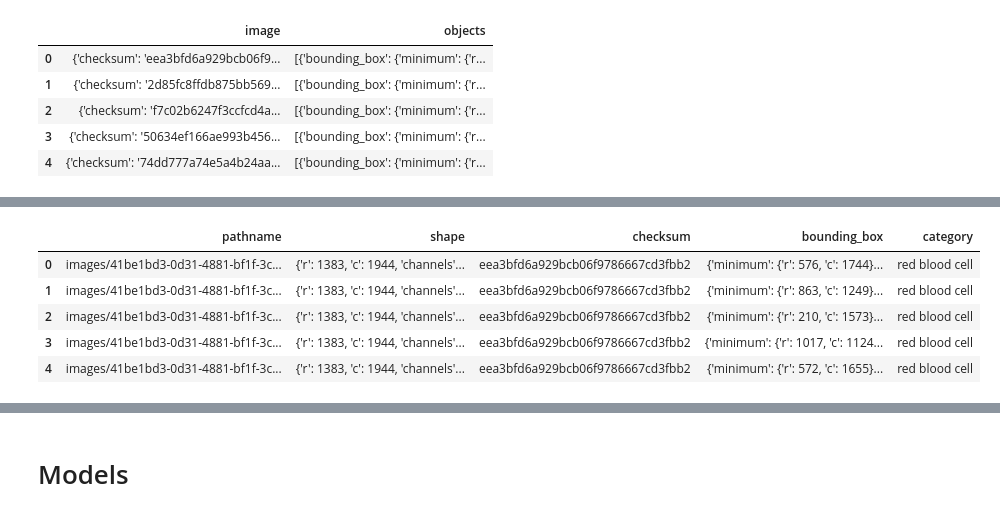
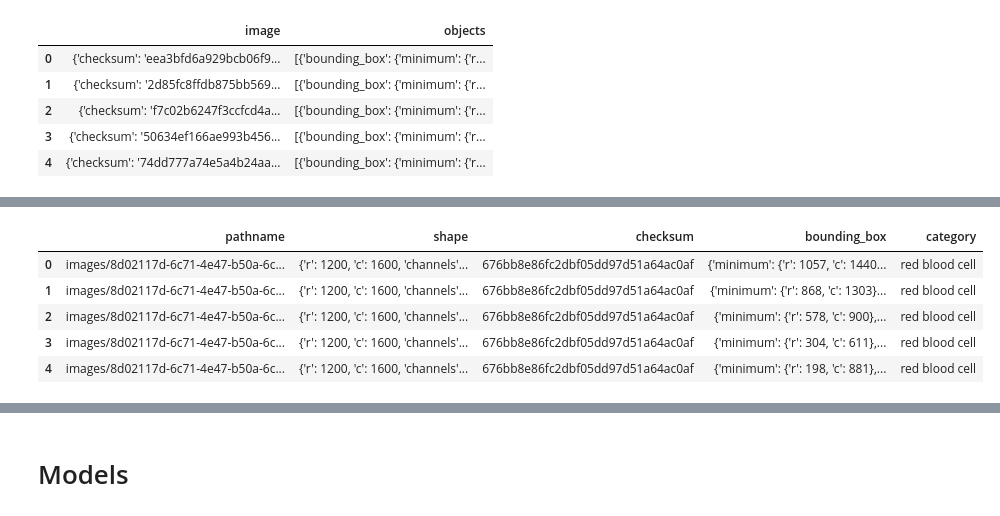
Before and after one commit to PhamVuThuNguyet/malaria-detection, a Jupyter notebook: notebooks/Models.ipynb, the cells around one changed output, grey strips where cells are left out. Cells and saved outputs as stored; diff of their text form; code cells hidden in the pictures.

```diff
--- a/notebooks/Models.ipynb
+++ b/notebooks/Models.ipynb
@@ -81,25 +84,25 @@ test_df.head()
 # %%
 # create new dataframe with separate bounding boxes as row
 
 df = pd.DataFrame(
     [
      dict(pathname=row['pathname'],
           shape=row['shape'],
           checksum=row['checksum'],
           **bb_info)
-     for _, row in test_df.iterrows()
+     for _, row in train_df.iterrows()
      for bb_info in row['objects']
      ]
      )
 
 df.head()
 # %% [output]
 |  | pathname | shape | checksum | bounding_box | category |
-| 0 | images/41be1bd3-0d31-4881-bf1f-3c... | {'r': 1383, 'c': 1944, 'channels'... | eea3bfd6a929bcb06f9786667cd3fbb2 | {'minimum': {'r': 576, 'c': 1744}... | red blood cell |
-| 1 | images/41be1bd3-0d31-4881-bf1f-3c... | {'r': 1383, 'c': 1944, 'channels'... | eea3bfd6a929bcb06f9786667cd3fbb2 | {'minimum': {'r': 863, 'c': 1249}... | red blood cell |
-| 2 | images/41be1bd3-0d31-4881-bf1f-3c... | {'r': 1383, 'c': 1944, 'channels'... | eea3bfd6a929bcb06f9786667cd3fbb2 | {'minimum': {'r': 210, 'c': 1573}... | red blood cell |
-| 3 | images/41be1bd3-0d31-4881-bf1f-3c... | {'r': 1383, 'c': 1944, 'channels'... | eea3bfd6a929bcb06f9786667cd3fbb2 | {'minimum': {'r': 1017, 'c': 1124... | red blood cell |
-| 4 | images/41be1bd3-0d31-4881-bf1f-3c... | {'r': 1383, 'c': 1944, 'channels'... | eea3bfd6a929bcb06f9786667cd3fbb2 | {'minimum': {'r': 572, 'c': 1655}... | red blood cell |
+| 0 | images/8d02117d-6c71-4e47-b50a-6c... | {'r': 1200, 'c': 1600, 'channels'... | 676bb8e86fc2dbf05dd97d51a64ac0af | {'minimum': {'r': 1057, 'c': 1440... | red blood cell |
+| 1 | images/8d02117d-6c71-4e47-b50a-6c... | {'r': 1200, 'c': 1600, 'channels'... | 676bb8e86fc2dbf05dd97d51a64ac0af | {'minimum': {'r': 868, 'c': 1303}... | red blood cell |
+| 2 | images/8d02117d-6c71-4e47-b50a-6c... | {'r': 1200, 'c': 1600, 'channels'... | 676bb8e86fc2dbf05dd97d51a64ac0af | {'minimum': {'r': 578, 'c': 900},... | red blood cell |
+| 3 | images/8d02117d-6c71-4e47-b50a-6c... | {'r': 1200, 'c': 1600, 'channels'... | 676bb8e86fc2dbf05dd97d51a64ac0af | {'minimum': {'r': 304, 'c': 611},... | red blood cell |
+| 4 | images/8d02117d-6c71-4e47-b50a-6c... | {'r': 1200, 'c': 1600, 'channels'... | 676bb8e86fc2dbf05dd97d51a64ac0af | {'minimum': {'r': 198, 'c': 881},... | red blood cell |
 # %%
 # Extract bounding box info to separate cols
 
```
Also changed, not shown: parts of 13 cells of this notebook, 16 other files.
